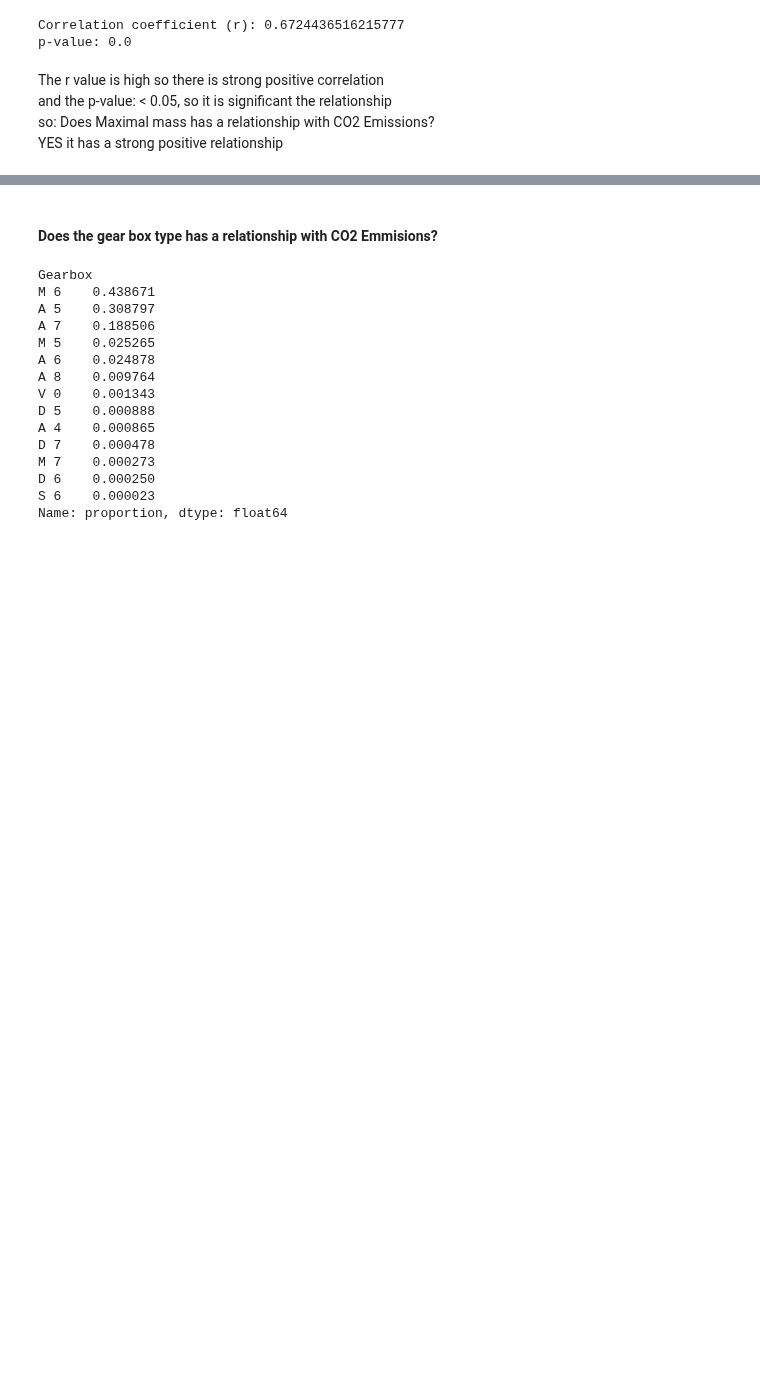
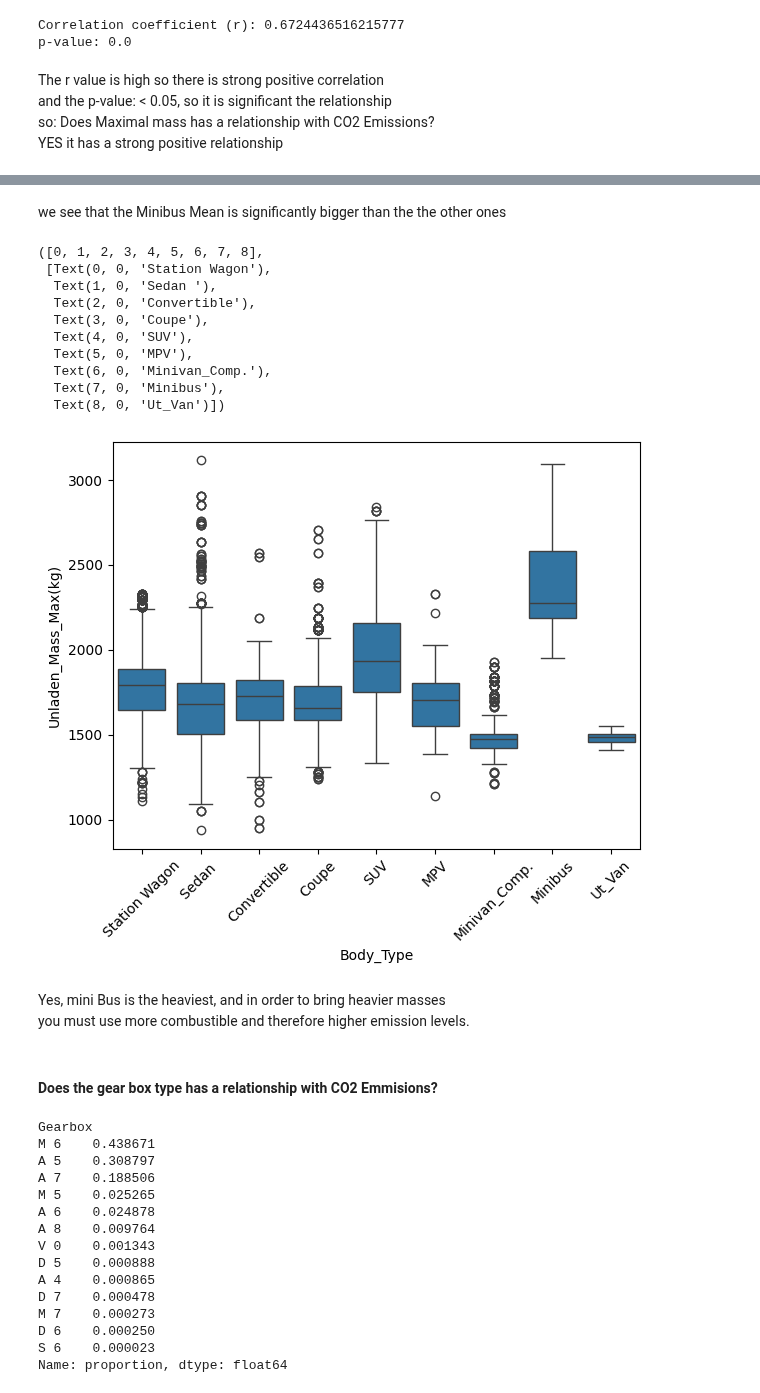
Before and after one commit to Tavocado-S/CO2_Prediction, a Jupyter notebook: notebooks/explo.ipynb, the cells around one changed output, grey strips where cells are left out. Saved outputs shown, nothing was run; the diff lists cells and outputs as text; code cells hidden in the pictures; blank space fills up the shorter version.

```diff
--- a/notebooks/explo.ipynb
+++ b/notebooks/explo.ipynb
@@ -584,3 +688,31 @@ YES it has a strong positive relationship
+# %% [markdown]
+we see that the Minibus Mean is significantly bigger than the the other ones <br>
+# %%
+#plot generation
+fig = sns.boxplot(x=df_filter_seg['Body_Type'], y=df_filter_seg['Unladen_Mass_Max(kg)'])
+
+
+
+plt.tight_layout()
+
+#adjusting xtickslabels
+fig.set_xticklabels(["Station Wagon", 'Sedan ', 'Convertible', 'Coupe', "SUV", "MPV", "Minivan_Comp.","Minibus","Ut_Van"])
+plt.xticks(rotation=45)
+# %% [output]
+([0, 1, 2, 3, 4, 5, 6, 7, 8],
+ [Text(0, 0, 'Station Wagon'),
+  Text(1, 0, 'Sedan '),
+  Text(2, 0, 'Convertible'),
+  Text(3, 0, 'Coupe'),
+  Text(4, 0, 'SUV'),
+  Text(5, 0, 'MPV'),
+  Text(6, 0, 'Minivan_Comp.'),
+  Text(7, 0, 'Minibus'),
+  Text(8, 0, 'Ut_Van')])
+[figure, added]
+# %% [markdown]
+Yes, mini Bus is the heaviest, and in order to bring heavier masses <br>
+you must use more combustible and therefore higher emission levels.
 # %% [markdown]
 #### Does the gear box type has a relationship with CO2 Emmisions?
 # %%
```
Also changed, not shown: parts of 50 cells of this notebook.
